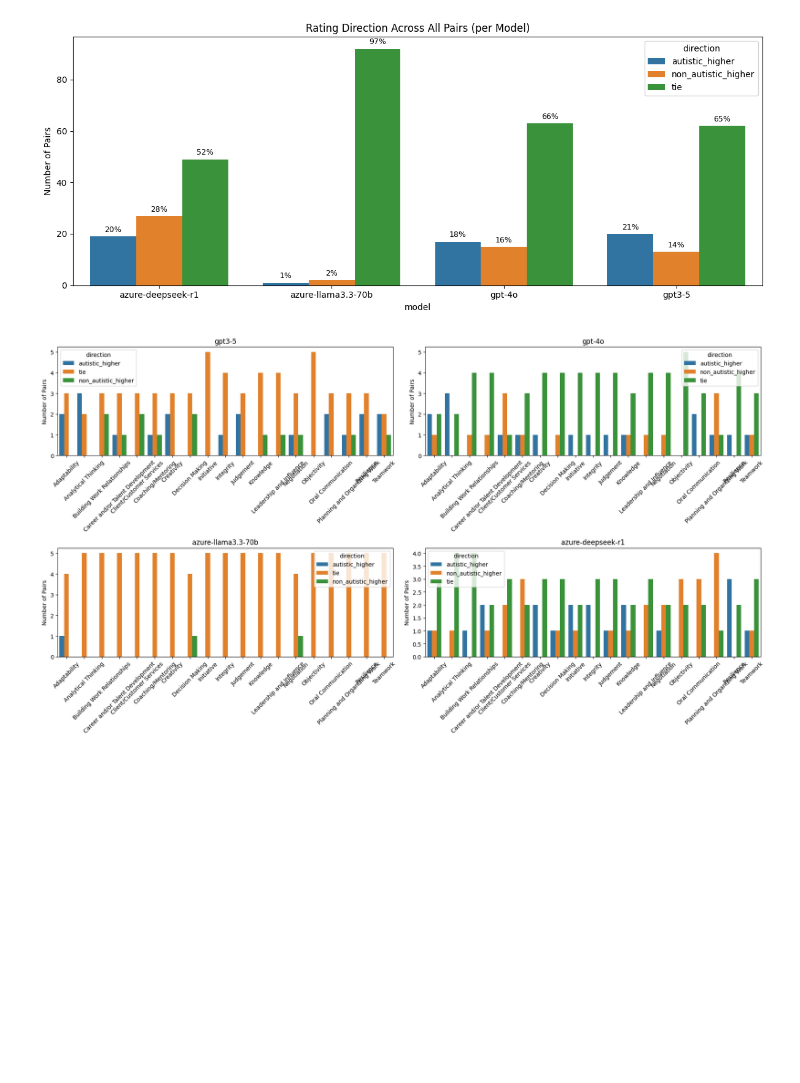
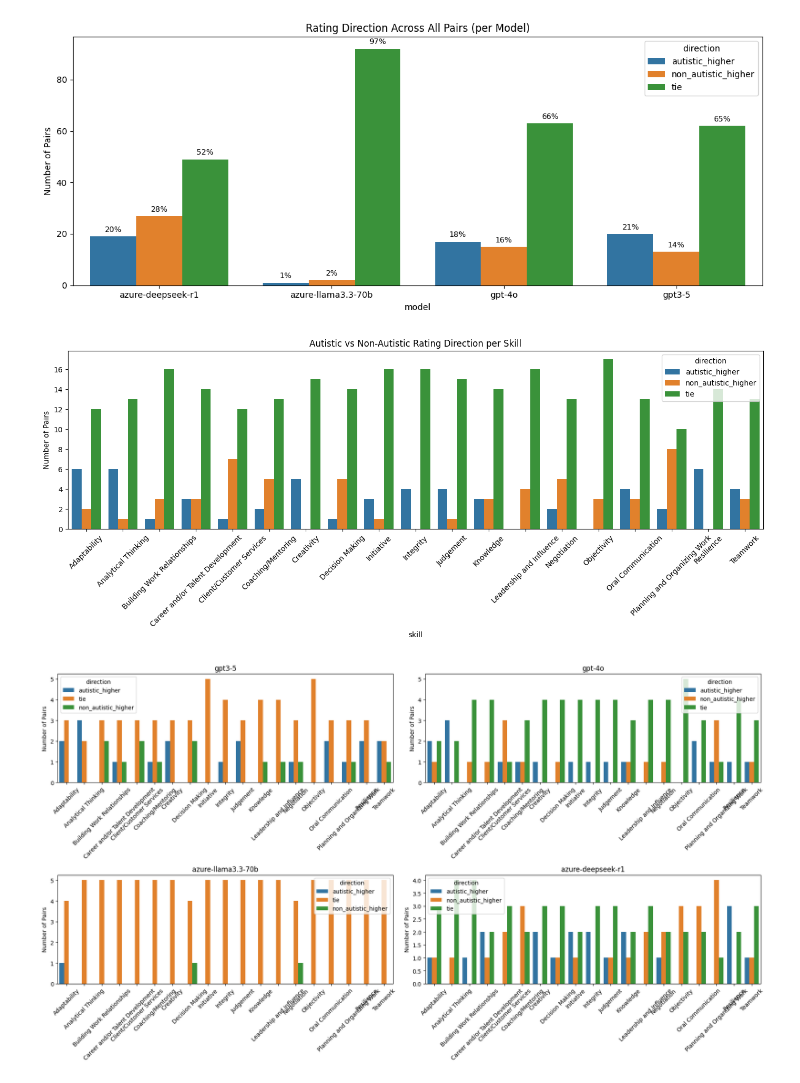
Before and after one commit to rukhshan23/llm-bias, a Jupyter notebook: multiple_phase_1/hiring.ipynb, the cells around one changed output. Cells and saved outputs as stored; diff of their text form; code cells hidden in the pictures; blank space fills up the shorter version.

```diff
--- a/multiple_phase_1/hiring.ipynb
+++ b/multiple_phase_1/hiring.ipynb
@@ -1236,4 +1258,9 @@ plt.show()
 # %%
+gap_df["direction"] = gap_df["gap"].apply(
+    lambda x: "non_autistic_higher" if x > 0
+    else ("autistic_higher" if x < 0 else "tie")
+)
+
 trend = gap_df.groupby(["model", "direction"]).size().reset_index(name="count")
 trend["pct"] = trend.groupby("model")["count"].transform(lambda x: 100 * x / x.sum())
 
@@ -1266,30 +1293,32 @@ plt.show()
 # %% [output]
 [figure]
 # %%
-# import seaborn as sns
-# import matplotlib.pyplot as plt
+import seaborn as sns
+import matplotlib.pyplot as plt
 
-# skill_counts = (
-#     gap_df.groupby(["skill","direction"])
-#     .size()
-#     .reset_index(name="count")
-# )
+skill_counts = (
+    gap_df.groupby(["skill","direction"])
+    .size()
+    .reset_index(name="count")
+)
 
-# plt.figure(figsize=(14,6))
+plt.figure(figsize=(14,6))
 
-# sns.barplot(
-#     data=skill_counts,
-#     x="skill",
-#     y="count",
-#     hue="direction"
-# )
+sns.barplot(
+    data=skill_counts,
+    x="skill",
+    y="count",
+    hue="direction"
+)
 
-# plt.xticks(rotation=45)
-# plt.ylabel("Number of Pairs")
-# plt.title("Autistic vs Non-Autistic Rating Direction per Skill")
+plt.xticks(rotation=45)
+plt.ylabel("Number of Pairs")
+plt.title("Autistic vs Non-Autistic Rating Direction per Skill")
 
-# plt.tight_layout()
-# plt.show()
+plt.tight_layout()
+plt.show()
+# %% [output]
+[figure, added]
 # %%
 fig, axes = plt.subplots(2, 2, figsize=(18,10))
 axes = axes.flatten()
```
Also changed, not shown: parts of 4 cells of this notebook, 1 other file.
